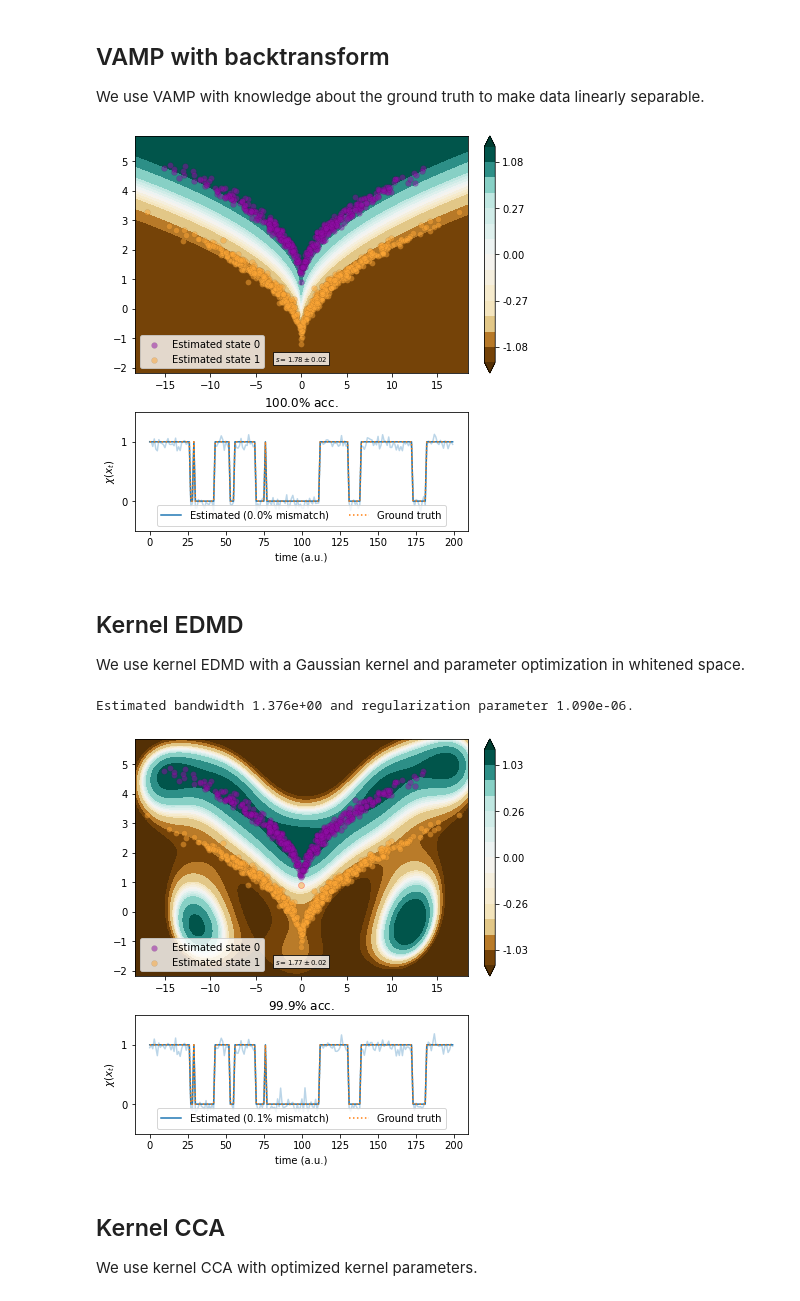
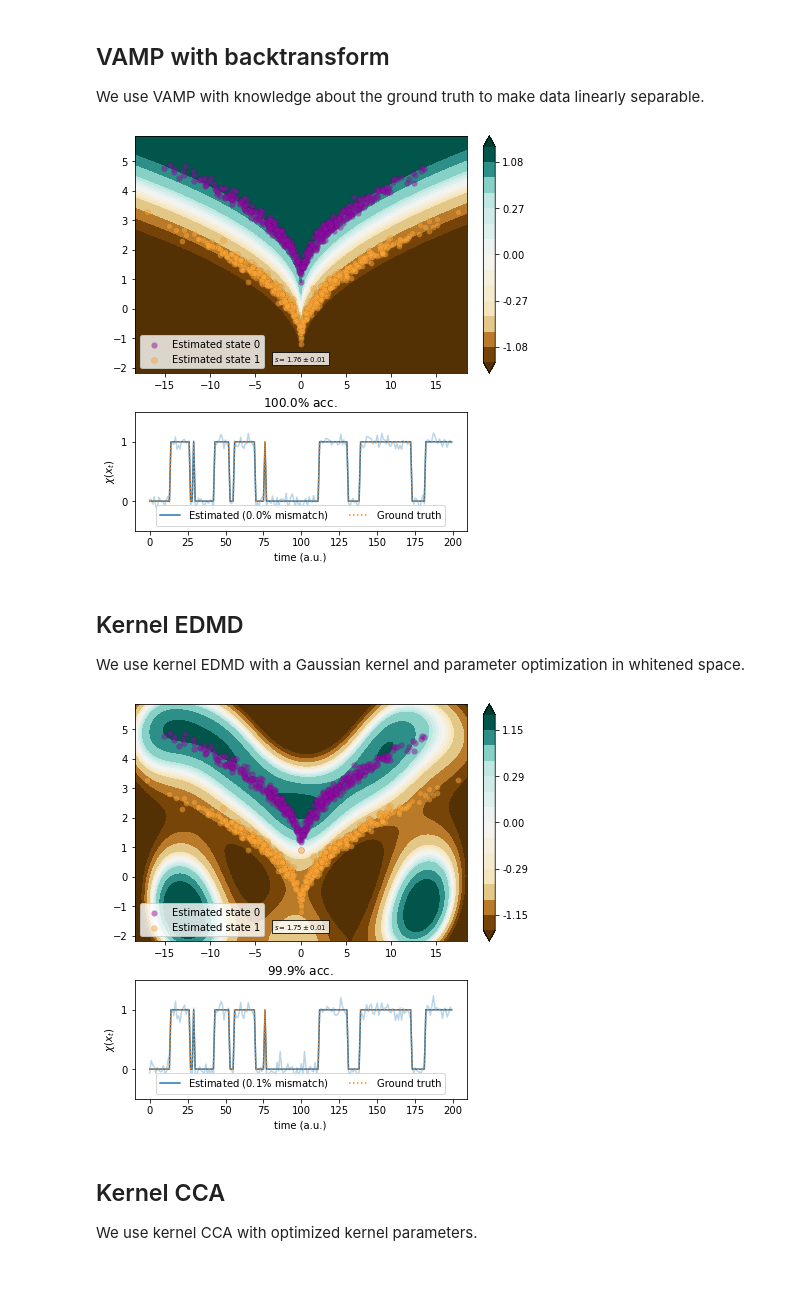
Before and after one commit to deeptime-ml/deeptime-notebooks, a Jupyter notebook: examples/sqrt-model-dimrx.ipynb, the cells around one changed output. Drawn from its saved outputs; the diff is of its cells as text; code cells hidden in the pictures.

```diff
--- a/examples/sqrt-model-dimrx.ipynb
+++ b/examples/sqrt-model-dimrx.ipynb
@@ -106,6 +107,7 @@ def plot_method(transform, score, score_std):
     gs = f.add_gridspec(2, 1, height_ratios=height_ratios)
 
     ax = f.add_subplot(gs[0, 0])
+    ax_contour = ax
 
     norm = Normalize(-vmag, vmag)
     levels_fine = np.linspace(0, levels[1], num=5)
@@ -172,7 +174,7 @@ def plot_method(transform, score, score_std):
     ax.set_title(r"${:.1f}\%$ acc.".format(100-mismatch))
     ax.legend(loc="lower center", ncol=2)
 
-    plt.show()
+    return ax_contour, ax
 # %% [markdown]
 ## TICA
 
@@ -213,10 +217,10 @@ We use VAMP with knowledge about the ground truth to make data linearly separabl
 # %%
 vamp_back = VAMP(lagtime=1, dim=1,
                  observable_transform=back_transform).fit(traj)
-scores = vamp_score_cv(vamp_back, traj, lagtime=1, random_state=42)
-plot_method(vamp_back.transform, scores.mean(), scores.std())
+scores = vamp_score_cv(vamp_back, traj, blocksize=100, random_state=42)
+plot_method(vamp_back.transform, scores.mean(), scores.std());
 # %% [output]
-[figure, old version]
+[figure, new version]
 # %% [markdown]
 ## Kernel EDMD
 
@@ -225,40 +229,20 @@ We use kernel EDMD with a Gaussian kernel and parameter optimization in whitened
 from deeptime.covariance import Covariance
 cov = Covariance(lagtime=1, compute_c0t=True).fit(traj).fetch_model()
 whitened_traj = cov.whiten(traj)
-# %%
-from scipy.optimize import minimize
-from scipy.optimize import Bounds
-
-from deeptime.kernels import GaussianKernel
-from deeptime.decomposition import KernelEDMD
-
-def objective(params):
-    bw, eps = params
-    est = KernelEDMD(GaussianKernel(bw), n_eigs=2, epsilon=eps)
-    kedmd = est.fit_fetch(whitened_traj, lagtime=1)
-    kedmd_transf = lambda x: (kedmd.transform(cov.whiten(x)).real).reshape(-1, 2)
-    vamp_kedmd = VAMP(lagtime=1, dim=1, epsilon=1e-16,
-                      observable_transform=kedmd_transf).fit_fetch(traj)
-    return -vamp_kedmd.score(2)
-
-
-bounds = Bounds([1e-2, 1e-6], [1e1, 1e-2])
-result = minimize(objective, x0=[1.4, 1.6e-3], bounds=bounds, method='SLSQP')
-bw, eps = result.x
-print(f"Estimated bandwidth {bw:.3e} and regularization parameter {eps:.3e}.")
-# %% [output]
-Estimated bandwidth 1.376e+00 and regularization parameter 1.090e-06.
 # %%
-kernel = GaussianKernel(bw)
-kedmd = KernelEDMD(kernel=kernel, epsilon=1e-3, n_eigs=2).fit_fetch(whitened_traj, lagtime=1)
+from deeptime.kernels import GaussianKernel
+from deeptime.decomposition import KernelEDMD
+
+kernel = GaussianKernel(1.4)
+kedmd = KernelEDMD(kernel=kernel, epsilon=1.6e-3, n_eigs=2).fit_fetch(whitened_traj, lagtime=1)
 
 kedmd_transf = lambda x: (kedmd.transform(cov.whiten(x)).real).reshape(-1, 2)
 vamp_kedmd = VAMP(lagtime=1, dim=1, epsilon=1e-16, observable_transform=kedmd_transf).fit(traj)
-scores = vamp_score_cv(vamp_kedmd, traj, lagtime=1, random_state=42)
+scores = vamp_score_cv(vamp_kedmd, traj, blocksize=100, random_state=42)
 
-plot_method(vamp_kedmd.transform, scores.mean(), scores.std())
+plot_method(vamp_kedmd.transform, scores.mean(), scores.std());
 # %% [output]
-[figure, old version]
+[figure, new version]
 # %% [markdown]
 ## Kernel CCA
 
```
Also changed, not shown: parts of 13 cells of this notebook.
